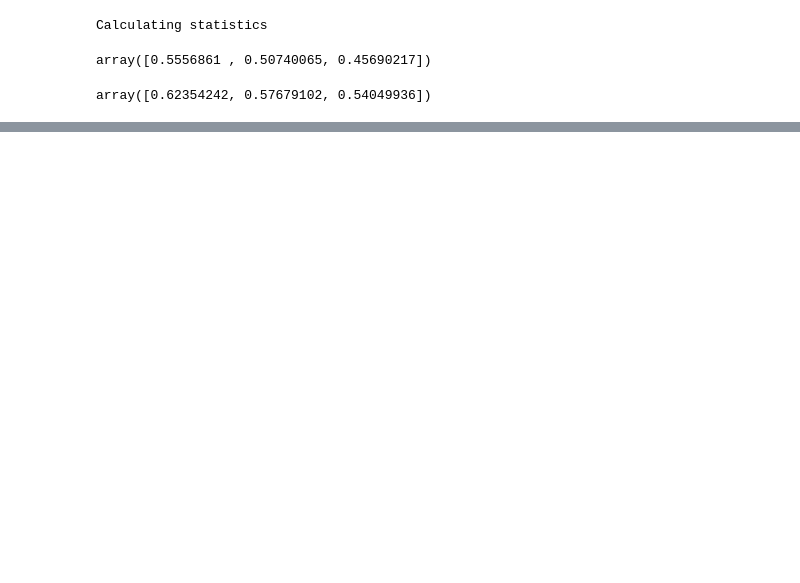
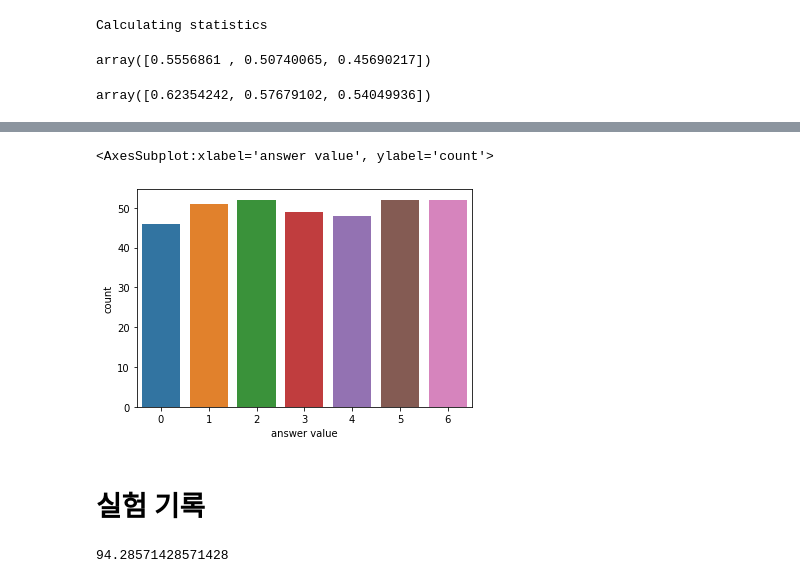
Before and after one commit to jaepil-choi/programmers_ml, a Jupyter notebook: eda.ipynb, the cells around one changed output, grey strips where cells are left out. Drawn from its saved outputs; the diff is of its cells as text; code cells hidden in the pictures; blank space fills up the shorter version.

```diff
--- a/eda.ipynb
+++ b/eda.ipynb
@@ -327,0 +667,2 @@ train_dataset[0]
+# %%
+log_interval = 100
@@ -327,0 +780,4 @@ train_dataset[0]
+# %%
+answer_df = pd.DataFrame()
+answer_df.loc[:, "index"] = range(len(test_l))
+len(answer_df)
@@ -327,0 +786,16 @@ train_dataset[0]
+# %%
+preds = []
+
+with torch.no_grad():
+    model.eval()
+
+    for i, data in tqdm(enumerate(test_loader, start=0)):
+
+        inputs = data['image']
+        inputs = inputs.to(device)
+
+        pred = model(inputs)
+        pred = pred.argmax(dim=-1)
+        preds.extend(pred.cpu().numpy())
+# %%
+answer_df.loc[:, "answer value"] = preds
@@ -327,0 +820,7 @@ train_dataset[0]
+# %%
+sns.countplot(answer_df["answer value"])
+# %% [output]
+<AxesSubplot:xlabel='answer value', ylabel='count'>
+[figure, added]
+# %% [markdown]
+# 실험 기록
@@ -327,0 +839,4 @@ train_dataset[0]
+# %%
+max(scores)
+# %% [output]
+94.28571428571428
```
Also changed, not shown: parts of 62 cells of this notebook, 1 other file.
